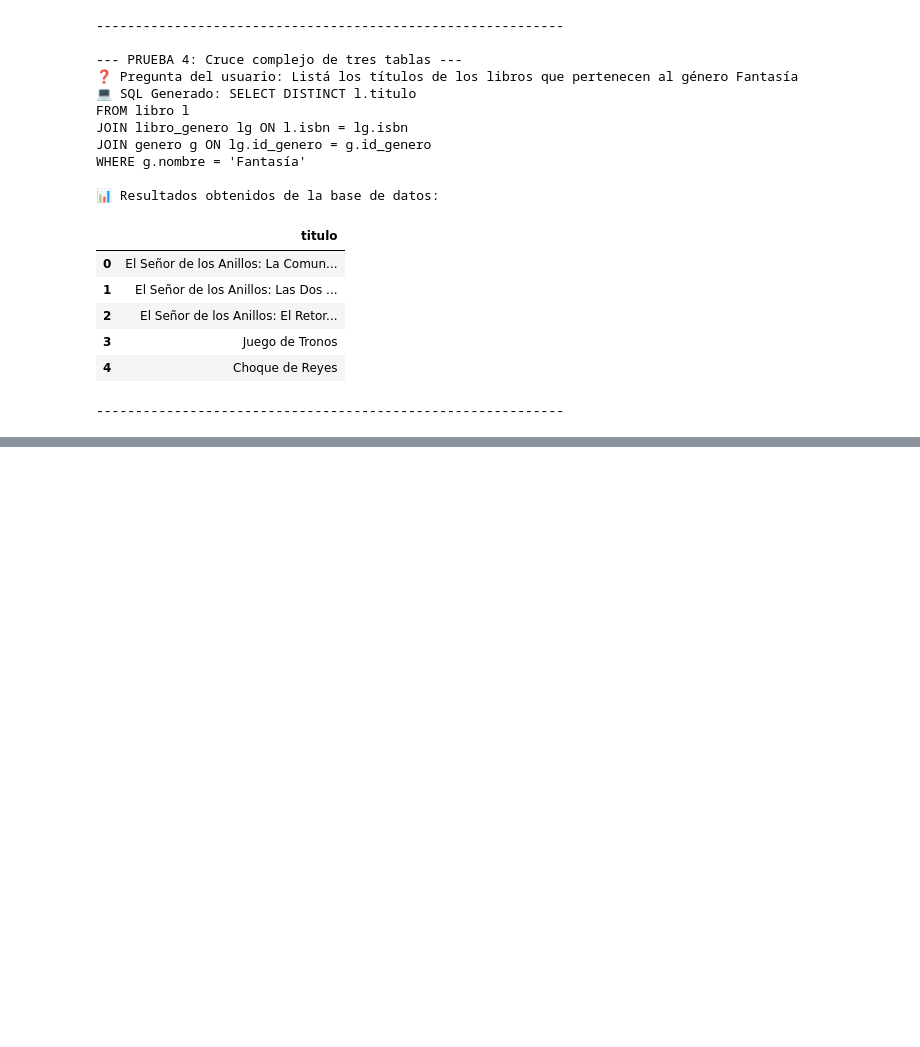
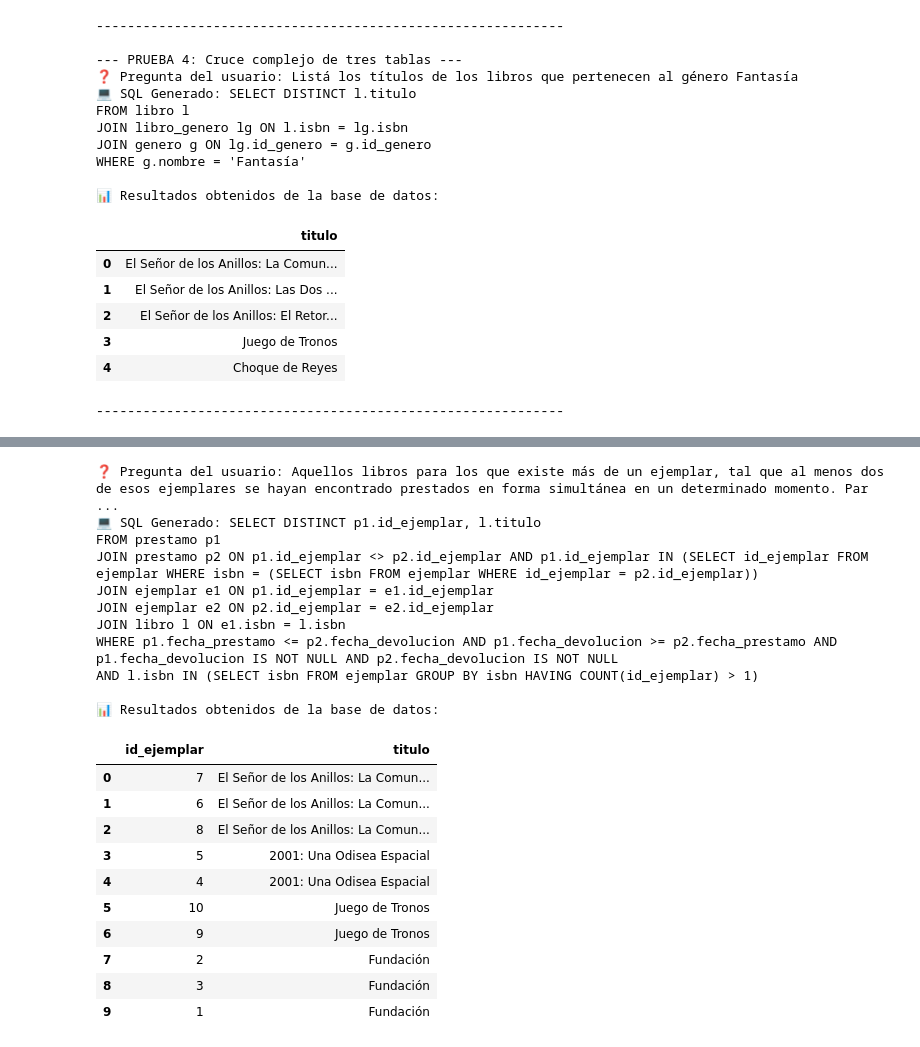
Before and after one commit to LucasMaquiavelo/Biblioteca_IA-TextToSQL, a Jupyter notebook: nombre.ipynb, the cells around one changed output, grey strips where cells are left out. Cells and saved outputs as stored; diff of their text form; code cells hidden in the pictures; blank space fills up the shorter version.

Commit message:
Ajustes en el agent.py y razonamiento de consultas complejas

```diff
--- a/nombre.ipynb
+++ b/nombre.ipynb
@@ -289,3 +314,28 @@ agente_responder("¿Cuántos libros hay de cada género en la biblioteca?")
 | 2 | Fantasía | 5 |
 | 3 | Novela Histórica | 3 |
 | 4 | Terror | 2 |
+# %%
+agente_responder("Aquellos libros para los que existe más de un ejemplar, tal que al menos dos de esos ejemplares se hayan encontrado prestados en forma simultánea en un determinado momento. Para simplificar, considerar solamente aquellos préstamos en los que el libro ya haya sido devuelto.")
+# %% [output]
+❓ Pregunta del usuario: Aquellos libros para los que existe más de un ejemplar, tal que al menos dos de esos ejemplares se hayan encontrado prestados en forma simultánea en un determinado momento. Par ...
+💻 SQL Generado: SELECT DISTINCT p1.id_ejemplar, l.titulo
+FROM prestamo p1
+JOIN prestamo p2 ON p1.id_ejemplar <> p2.id_ejemplar AND p1.id_ejemplar IN (SELECT id_ejemplar FROM ejemplar WHERE isbn = (SELECT isbn FROM ejemplar WHERE id_ejemplar = p2.id_ejemplar))
+JOIN ejemplar e1 ON p1.id_ejemplar = e1.id_ejemplar
+JOIN ejemplar e2 ON p2.id_ejemplar = e2.id_ejemplar
+JOIN libro l ON e1.isbn = l.isbn
+WHERE p1.fecha_prestamo <= p2.fecha_devolucion AND p1.fecha_devolucion >= p2.fecha_prestamo AND p1.fecha_devolucion IS NOT NULL AND p2.fecha_devolucion IS NOT NULL
+AND l.isbn IN (SELECT isbn FROM ejemplar GROUP BY isbn HAVING COUNT(id_ejemplar) > 1)
+
+📊 Resultados obtenidos de la base de datos:
+|  | id_ejemplar | titulo |
+| 0 | 7 | El Señor de los Anillos: La Comun... |
+| 1 | 6 | El Señor de los Anillos: La Comun... |
+| 2 | 8 | El Señor de los Anillos: La Comun... |
+| 3 | 5 | 2001: Una Odisea Espacial |
+| 4 | 4 | 2001: Una Odisea Espacial |
+| 5 | 10 | Juego de Tronos |
+| 6 | 9 | Juego de Tronos |
+| 7 | 2 | Fundación |
+| 8 | 3 | Fundación |
+| 9 | 1 | Fundación |
```
Also changed, not shown: parts of 2 cells of this notebook, 1 other file.
